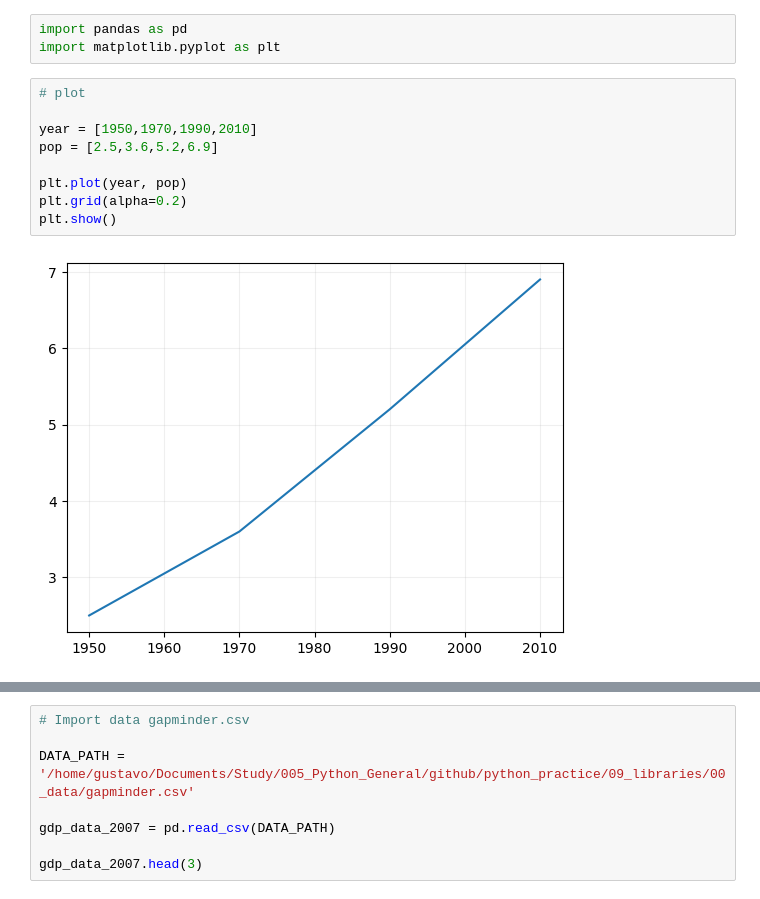
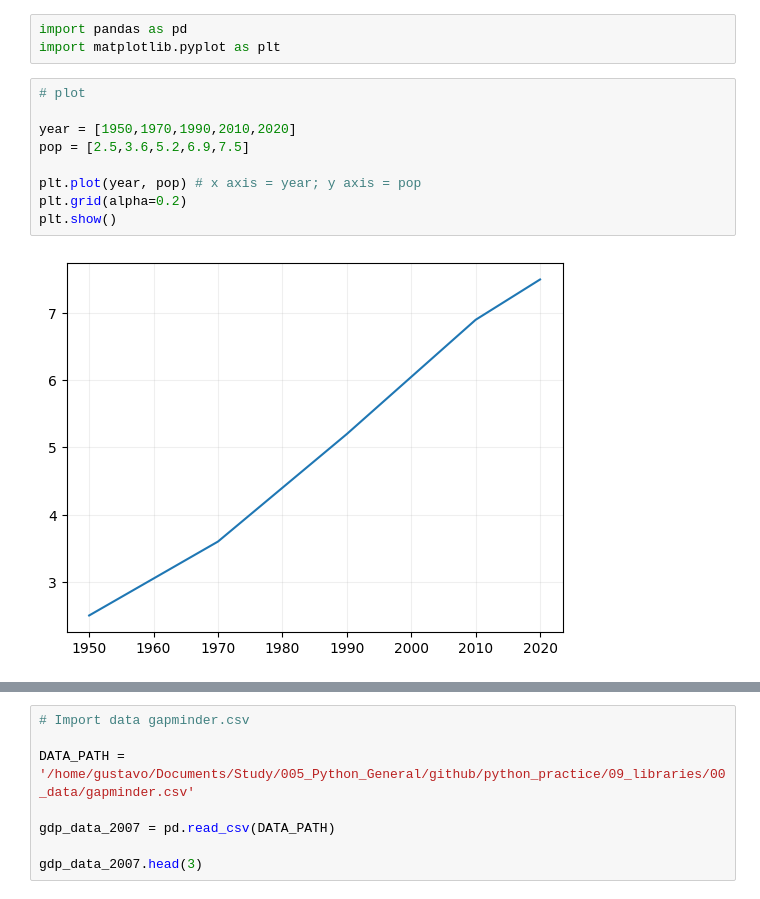
Before and after one commit to GustavMartinez/Python_practice, a Jupyter notebook: 09_libraries/matplotlib/basic_plot.ipynb, the cells around one changed output, grey strips where cells are left out. Drawn from its saved outputs; the diff is of its cells as text.

Commit message:
basic plot and histograms

```diff
--- a/09_libraries/matplotlib/basic_plot.ipynb
+++ b/09_libraries/matplotlib/basic_plot.ipynb
@@ -4,14 +4,14 @@ import matplotlib.pyplot as plt
 # %%
 # plot
 
-year = [1950,1970,1990,2010]
-pop = [2.5,3.6,5.2,6.9]
+year = [1950,1970,1990,2010,2020]
+pop = [2.5,3.6,5.2,6.9,7.5]
 
-plt.plot(year, pop)
+plt.plot(year, pop) # x axis = year; y axis = pop
 plt.grid(alpha=0.2)
 plt.show()
 # %% [output]
-[figure, old version]
+[figure, new version]
 # %%
 # Scatter plot
 
```
Also changed, not shown: parts of 1 cell of this notebook, 1 other file.
